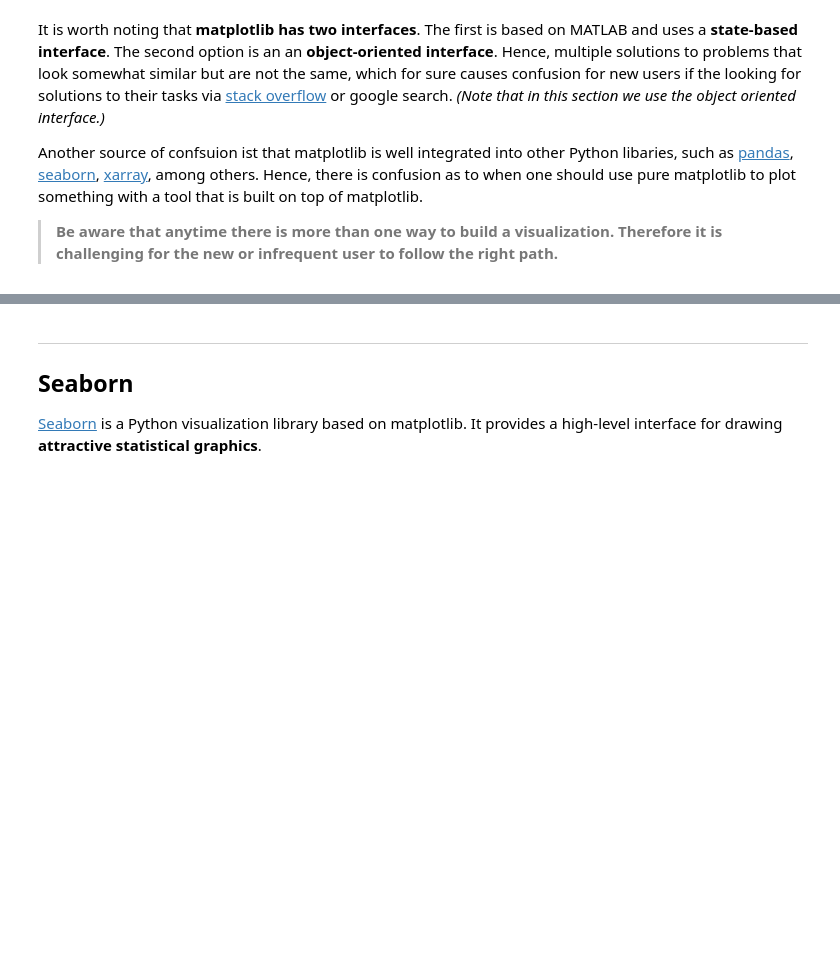
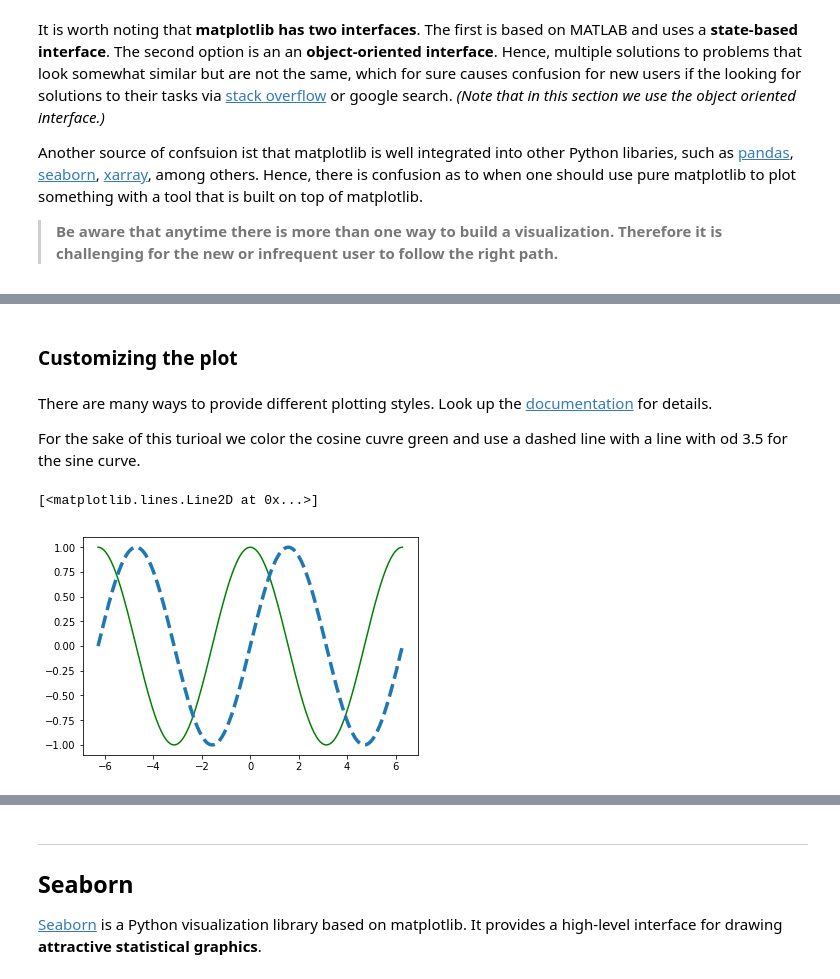
Before and after one commit to eotp/workshop-data-science-CODE, a Jupyter notebook: notebooks/02d - The Python Ecosystem - Plotting with Python.ipynb, the cells around one changed output, grey strips where cells are left out. Drawn from its saved outputs; the diff is of its cells as text; code cells hidden in the pictures; blank space fills up the shorter version.

```diff
--- a/notebooks/02d - The Python Ecosystem - Plotting with Python.ipynb
+++ b/notebooks/02d - The Python Ecosystem - Plotting with Python.ipynb
@@ -71,0 +125,13 @@ Another source of confsuion ist that matplotlib is well integrated into other Py
+# %% [markdown]
+### Customizing the plot
+# %% [markdown]
+There are many ways to provide different plotting styles. Look up the [documentation](https://matplotlib.org/api/_as_gen/matplotlib.pyplot.subplots.html) for details.
+
+For the sake of this turioal we color the cosine cuvre green and use a dashed line with a line with od 3.5 for the sine curve.
+# %%
+fig, ax = plt.subplots()
+ax.plot(X, C, color="green")
+ax.plot(X, S, linestyle="--", linewidth=3.5)
+# %% [output]
+[<matplotlib.lines.Line2D at 0x...>]
+[figure, added]
```
Also changed, not shown: parts of 33 cells of this notebook, 4 other files.
